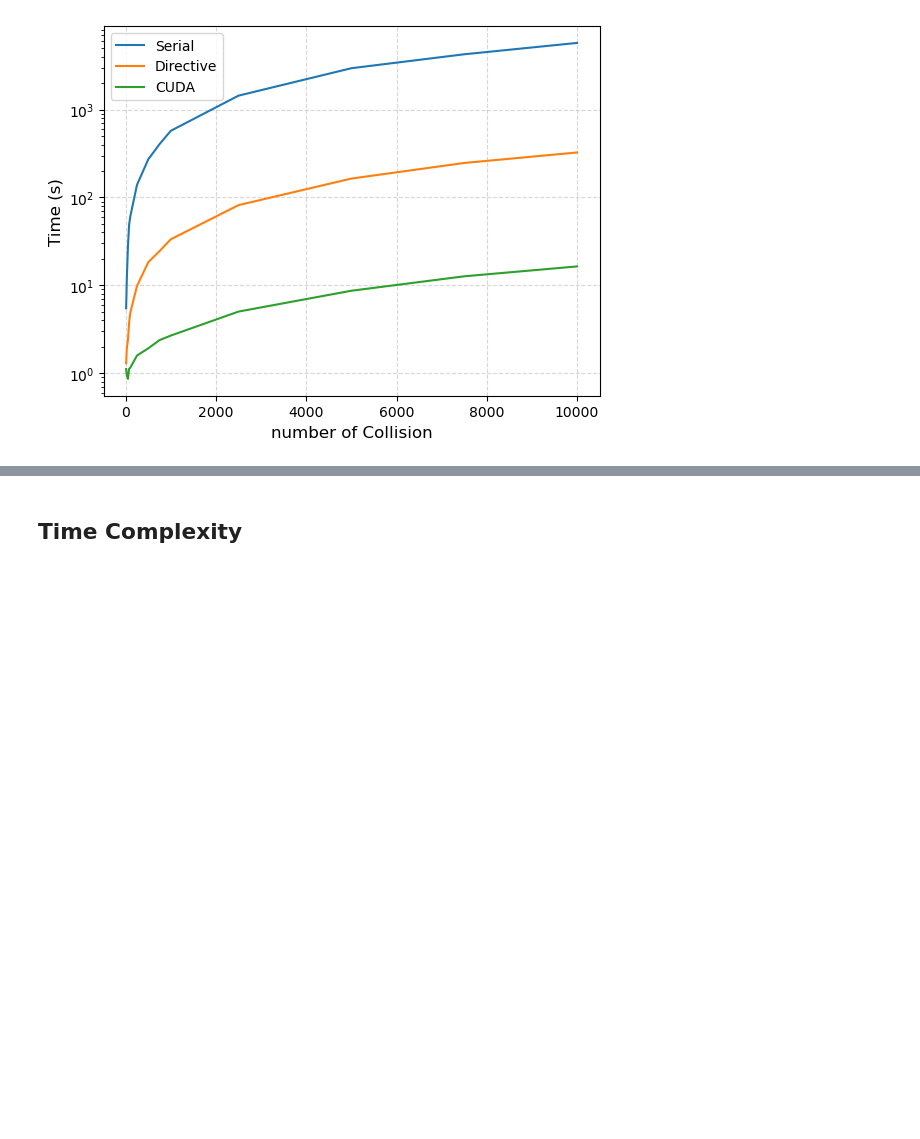
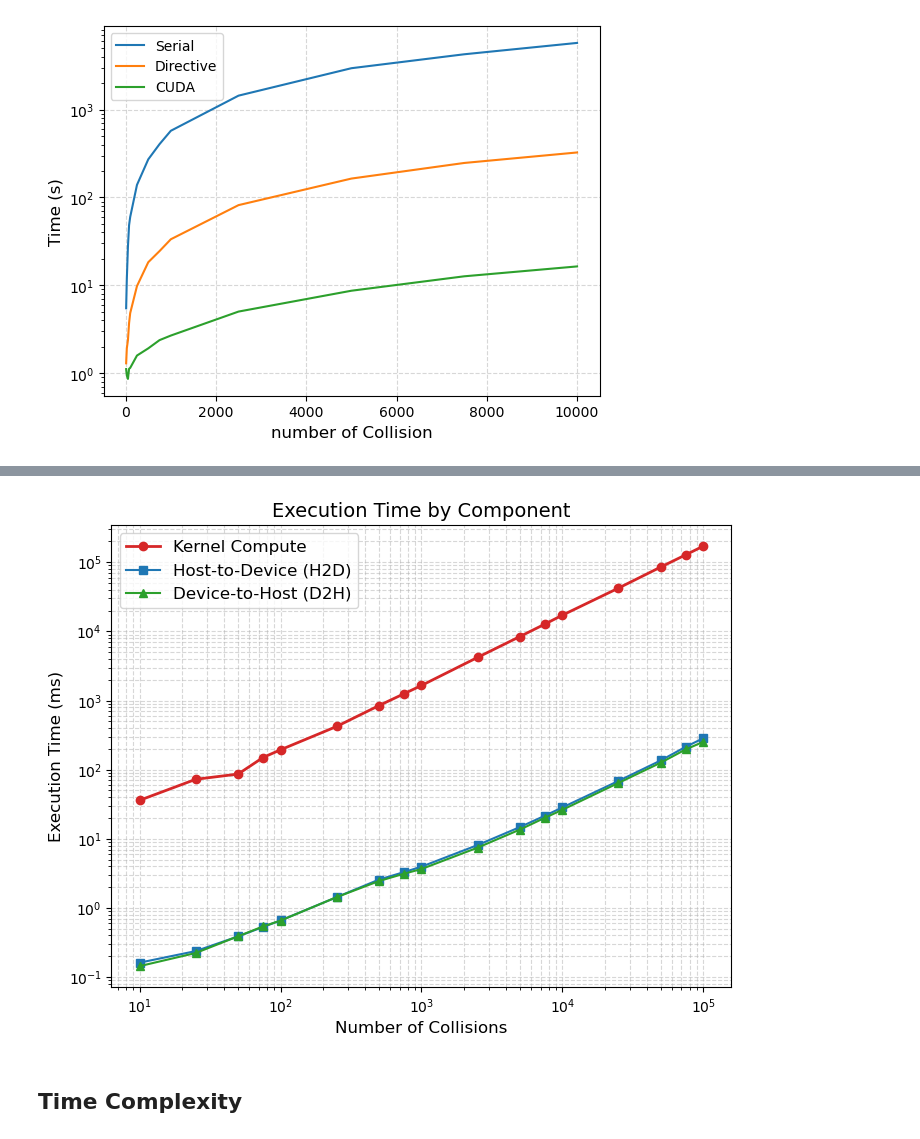
Before and after one commit to FrancescoLR02/JetClustering, a Jupyter notebook: Analysis.ipynb, the cells around one changed output, grey strips where cells are left out. Saved outputs shown, nothing was run; the diff lists cells and outputs as text; code cells hidden in the pictures; blank space fills up the shorter version.

```diff
--- a/Analysis.ipynb
+++ b/Analysis.ipynb
@@ -333,3 +355,27 @@ plt.legend()
+# %%
+df = pd.read_csv('CUDA_time.csv')
+numCollision = np.unique(df['NumCollisions'])
+
+df = df.groupby('NumCollisions').mean()
+
+plt.figure(figsize = (8, 6))
+
+# --- Subplot 1: Log-Log Scaling Plot ---
+plt.plot(numCollision, df['Time_Kernel_ms'], marker='o', label='Kernel Compute', color='tab:red', linewidth=2)
+plt.plot(numCollision, df['Time_H2D_ms'], marker='s', label='Host-to-Device (H2D)', color='tab:blue')
+plt.plot(numCollision, df['Time_D2H_ms'], marker='^', label='Device-to-Host (D2H)', color='tab:green')
+
+plt.xscale('log')
+plt.yscale('log')
+plt.xlabel('Number of Collisions', fontsize = 12)
+plt.ylabel('Execution Time (ms)', fontsize = 12)
+plt.title('Execution Time by Component', fontsize = 14)
+plt.grid(True, which="both", ls="--", alpha=0.5)
+plt.legend(fontsize = 12)
+
+plt.show()
+# %% [output]
+[figure, added]
 # %% [markdown]
 ## Time Complexity
 # %%
```
Also changed, not shown: parts of 3 cells of this notebook, 1 other file.
